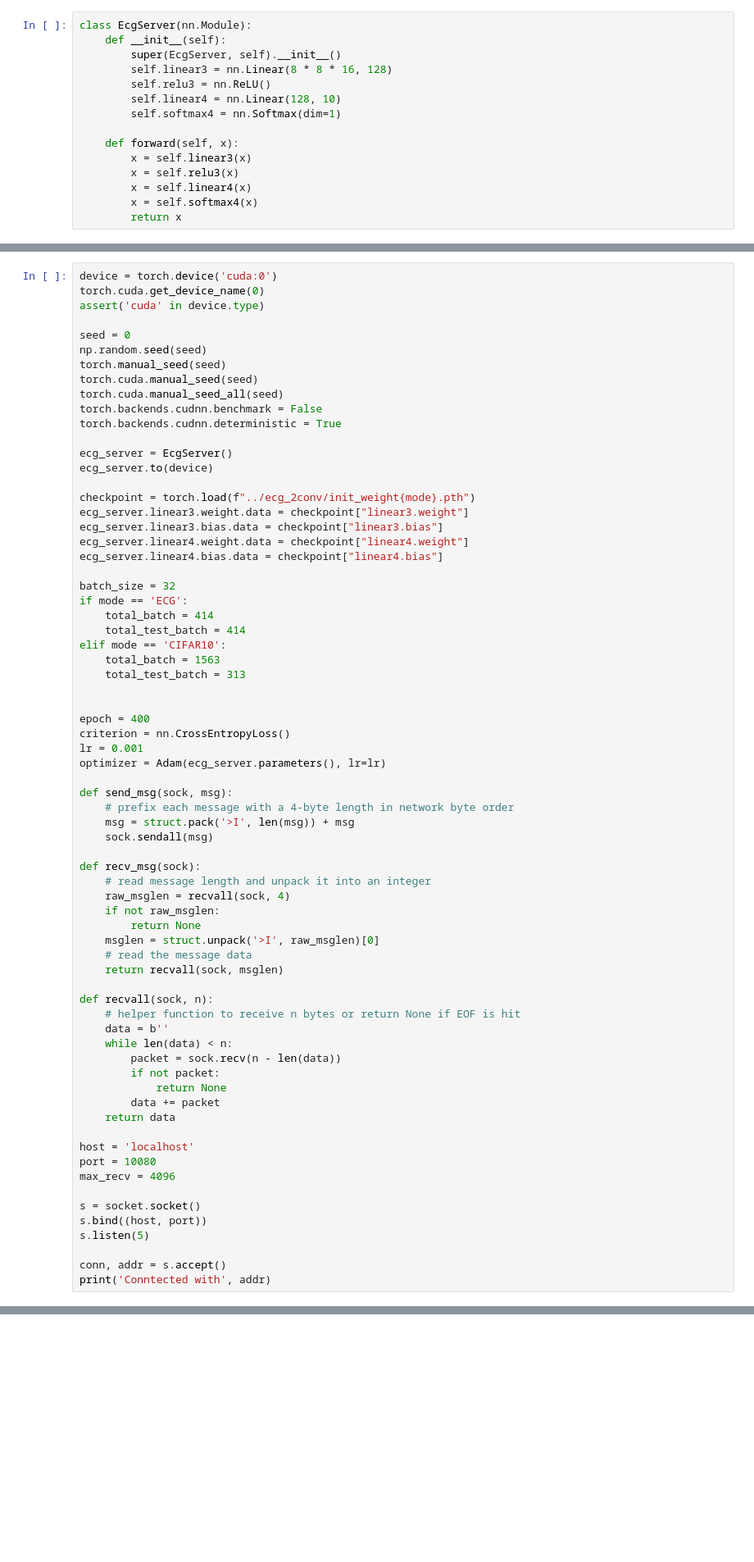
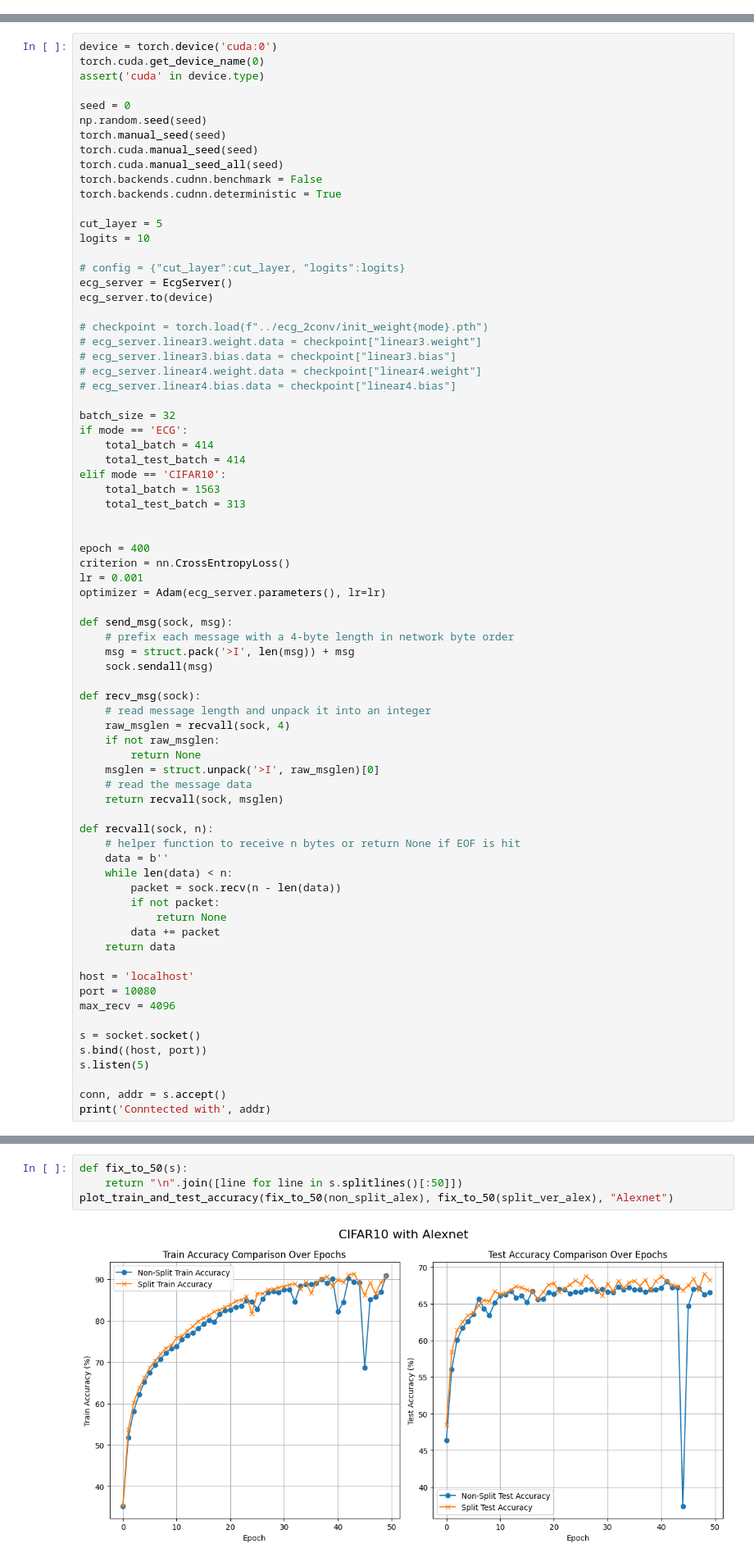
Before and after one commit to justindachille/Split-Consistency, a Jupyter notebook: split_vs_nonsplit/ecg_2conv_split/ecg_train_2conv_server.ipynb, the cells around one changed output, grey strips where cells are left out. Shown at 82% size. Drawn from its saved outputs; the diff is of its cells as text; blank space fills up the shorter version.

Commit message:
added resnet and alexnet

```diff
--- a/split_vs_nonsplit/ecg_2conv_split/ecg_train_2conv_server.ipynb
+++ b/split_vs_nonsplit/ecg_2conv_split/ecg_train_2conv_server.ipynb
@@ -24,18 +24,3 @@ from torch.optim import Adam, SGD
 # %% [markdown]
 ## Define ECG server model
 Server side has **2 fully connected layers**.
-# %%
-class EcgServer(nn.Module):
-    def __init__(self):
-        super(EcgServer, self).__init__()
-        self.linear3 = nn.Linear(8 * 8 * 16, 128)
-        self.relu3 = nn.ReLU()
-        self.linear4 = nn.Linear(128, 10)
-        self.softmax4 = nn.Softmax(dim=1)
-
-    def forward(self, x):
-        x = self.linear3(x)
-        x = self.relu3(x)
-        x = self.linear4(x)
-        x = self.softmax4(x)
-        return x
@@ -52,14 +82,18 @@ torch.cuda.manual_seed_all(seed)
 torch.backends.cudnn.benchmark = False
 torch.backends.cudnn.deterministic = True
 
+cut_layer = 5
+logits = 10
+
+# config = {"cut_layer":cut_layer, "logits":logits}
 ecg_server = EcgServer()
 ecg_server.to(device)
 
-checkpoint = torch.load(f"../ecg_2conv/init_weight{mode}.pth")
-ecg_server.linear3.weight.data = checkpoint["linear3.weight"]
-ecg_server.linear3.bias.data = checkpoint["linear3.bias"]
-ecg_server.linear4.weight.data = checkpoint["linear4.weight"]
-ecg_server.linear4.bias.data = checkpoint["linear4.bias"]
+# checkpoint = torch.load(f"../ecg_2conv/init_weight{mode}.pth")
+# ecg_server.linear3.weight.data = checkpoint["linear3.weight"]
+# ecg_server.linear3.bias.data = checkpoint["linear3.bias"]
+# ecg_server.linear4.weight.data = checkpoint["linear4.weight"]
+# ecg_server.linear4.bias.data = checkpoint["linear4.bias"]
 
 batch_size = 32
 if mode == 'ECG':
@@ -239,0 +804,6 @@ fig.savefig('loss_acc_conv2_split_seed.pdf', bbox_inches='tight')
+# %%
+def fix_to_50(s):
+    return "\n".join([line for line in s.splitlines()[:50]])
+plot_train_and_test_accuracy(fix_to_50(non_split_alex), fix_to_50(split_ver_alex), "Alexnet")
+# %% [output]
+[figure, added]
```
Also changed, not shown: parts of 5 cells of this notebook, 2 other files.
